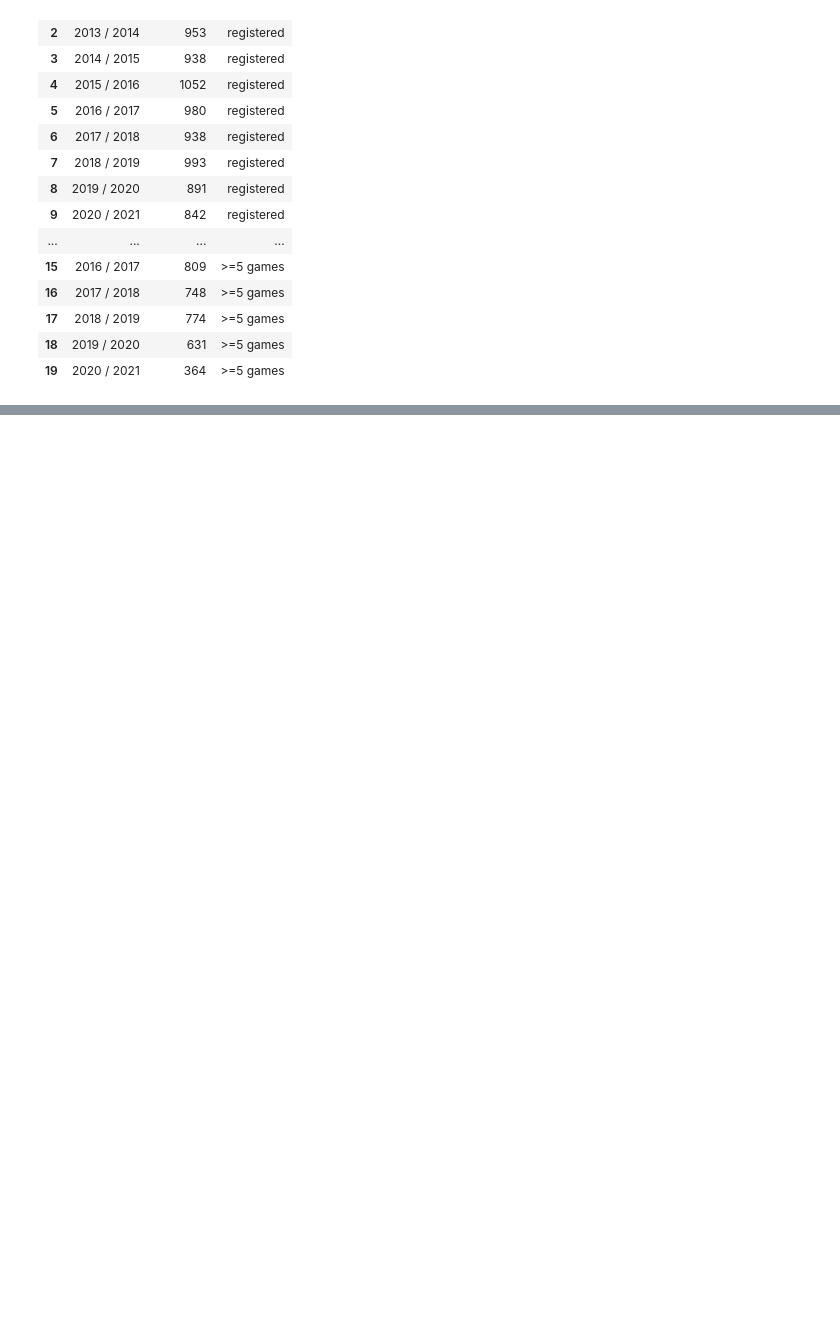
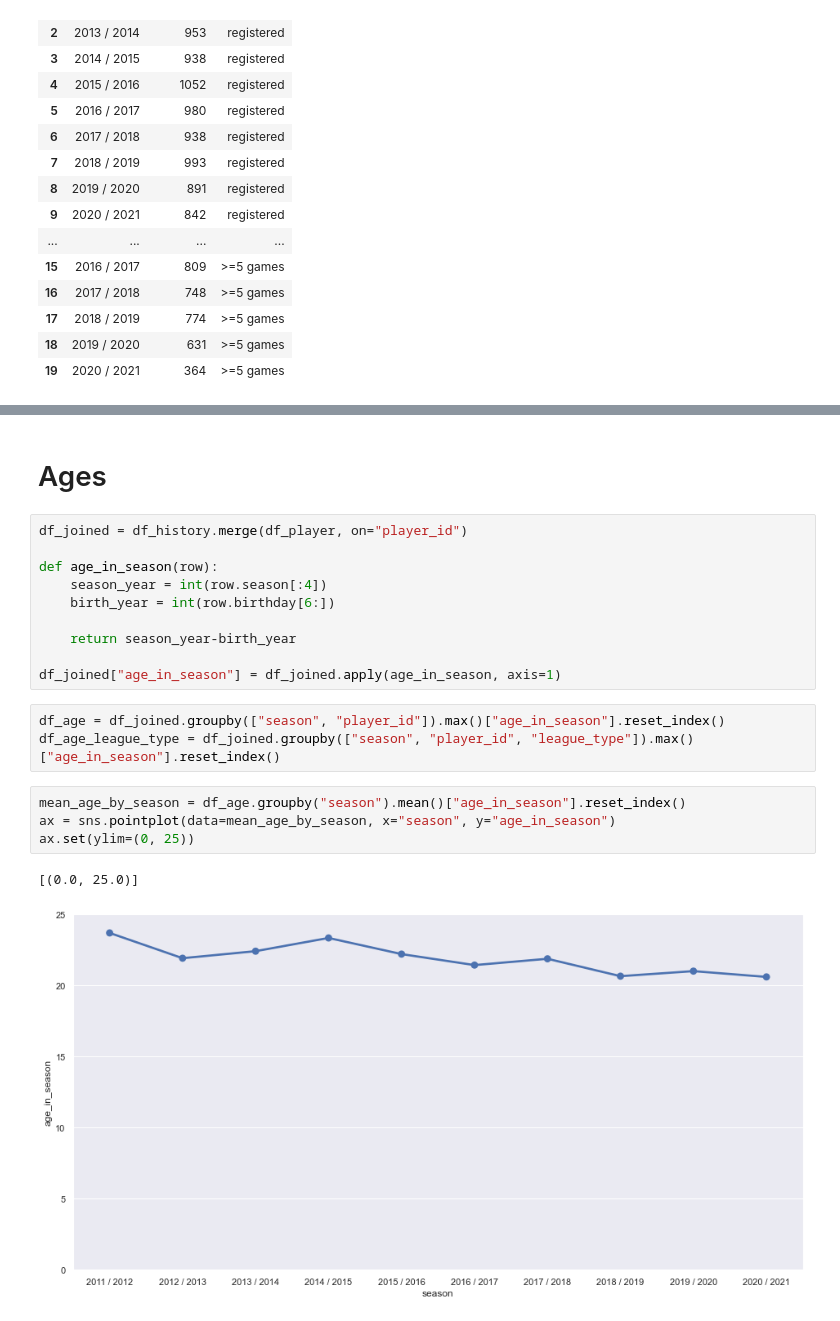
Before and after one commit to taivop/saalihoki, a Jupyter notebook: notebooks/player_analysis.ipynb, the cells around one changed output, grey strips where cells are left out. Drawn from its saved outputs; the diff is of its cells as text; blank space fills up the shorter version.

```diff
--- a/notebooks/player_analysis.ipynb
+++ b/notebooks/player_analysis.ipynb
@@ -80,0 +129,22 @@ ax.set(ylabel='# of players', ylim=(0, None))
+# %% [markdown]
+# Ages
+# %%
+df_joined = df_history.merge(df_player, on="player_id")
+
+def age_in_season(row):
+    season_year = int(row.season[:4])
+    birth_year = int(row.birthday[6:])
+
+    return season_year-birth_year
+
+df_joined["age_in_season"] = df_joined.apply(age_in_season, axis=1)
+# %%
+df_age = df_joined.groupby(["season", "player_id"]).max()["age_in_season"].reset_index()
+df_age_league_type = df_joined.groupby(["season", "player_id", "league_type"]).max()["age_in_season"].reset_index()
+# %%
+mean_age_by_season = df_age.groupby("season").mean()["age_in_season"].reset_index()
+ax = sns.pointplot(data=mean_age_by_season, x="season", y="age_in_season")
+ax.set(ylim=(0, 25))
+# %% [output]
+[(0.0, 25.0)]
+[figure, added]
```
Also changed, not shown: parts of 9 cells of this notebook.
